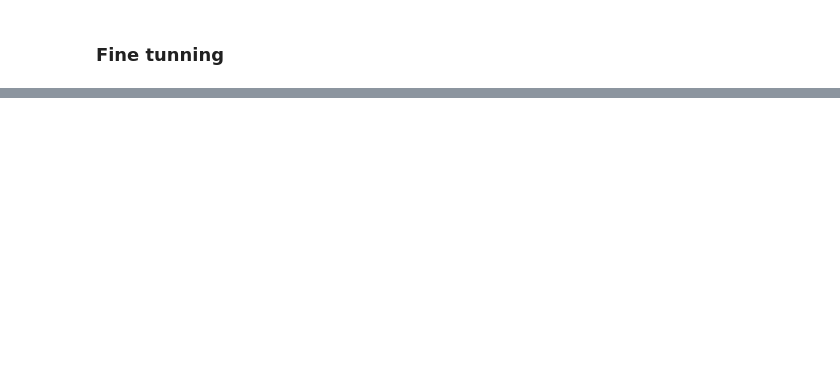
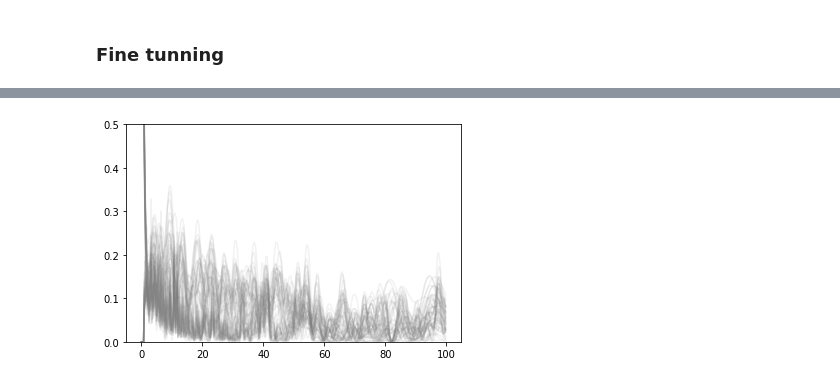
Before and after one commit to rmaestre/NN-Asteroseismology, a Jupyter notebook: astronn/notebooks/transfer_learning.ipynb, the cells around one changed output, grey strips where cells are left out. Cells and saved outputs as stored; diff of their text form; code cells hidden in the pictures; blank space fills up the shorter version.

```diff
--- a/astronn/notebooks/transfer_learning.ipynb
+++ b/astronn/notebooks/transfer_learning.ipynb
@@ -129,0 +177,8 @@ bedding = [star for star in df_bedding.take(77)]
+# %%
+for s in stars_augmented:
+    if s[0].numpy()==b'HD15082':
+        plt.plot( np.arange(0, 100, 0.25), s[1][0, :, 0], label="dft", color="grey", alpha=0.1)
+        plt.plot( np.arange(0, 100, 0.25), s[1][0, :, 1], label="ac", color="grey", alpha=0.1)
+        plt.ylim(0, 0.5)
+# %% [output]
+[figure, added]
```
Also changed, not shown: parts of 17 cells of this notebook, 6 other files.
